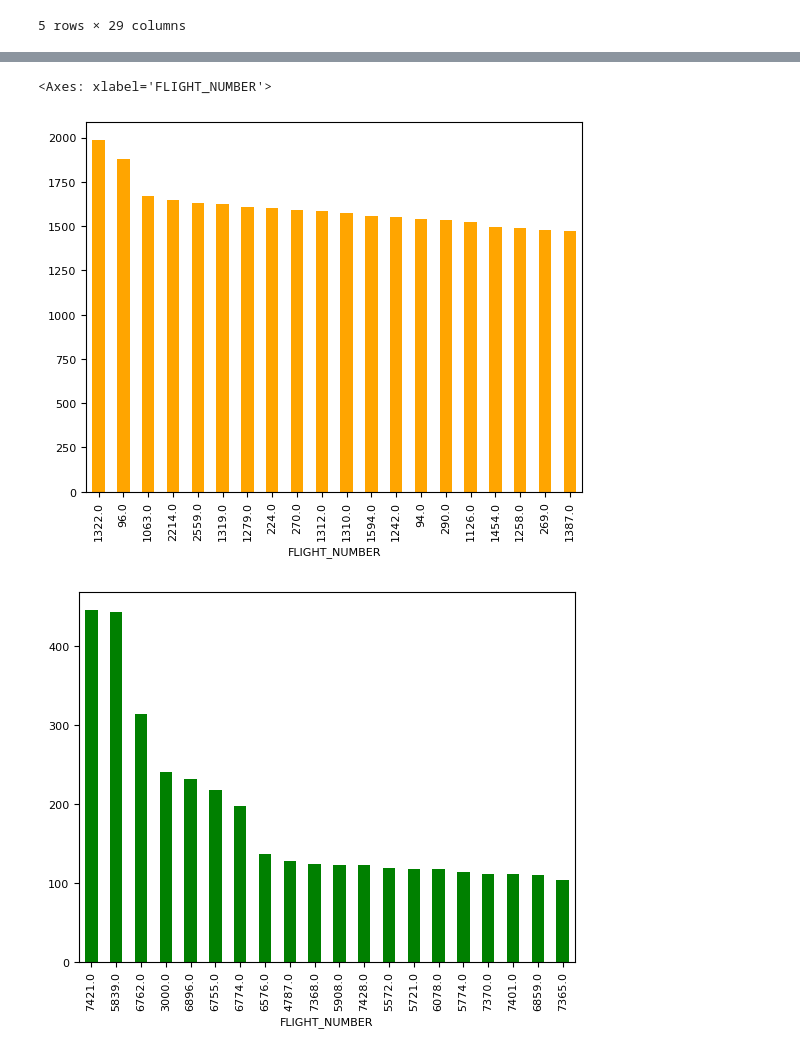
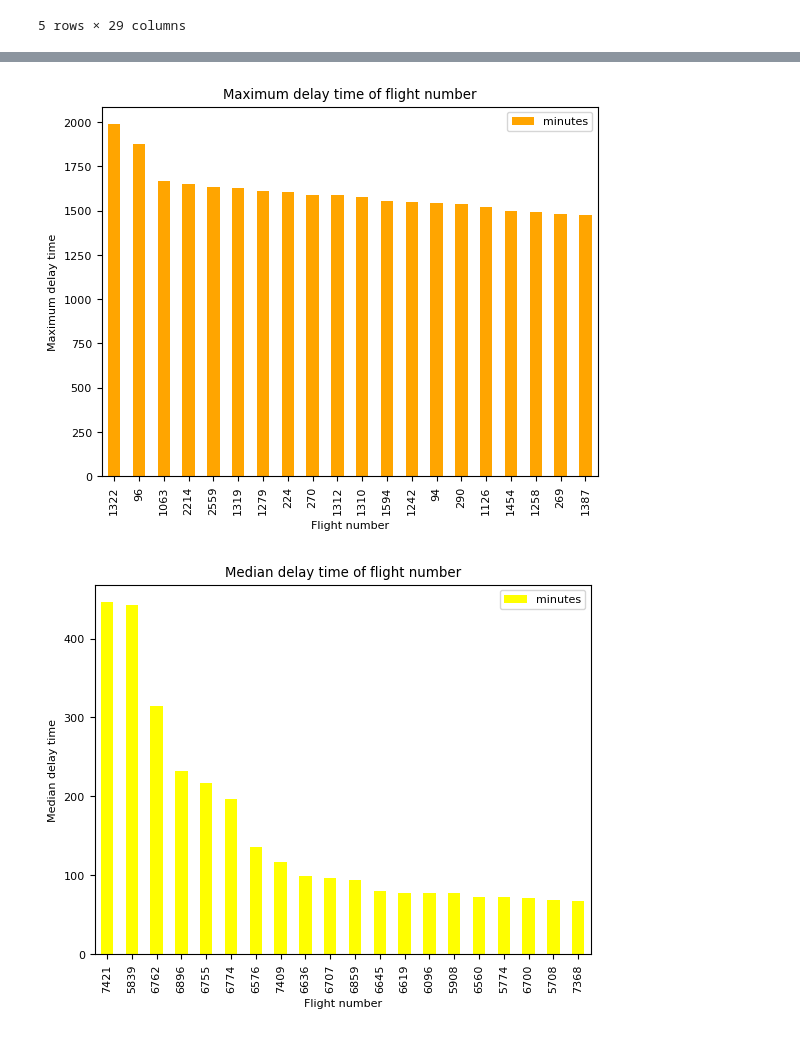
Before and after one commit to RokMonkey/Homework, a Jupyter notebook: Homework4.ipynb, the cells around one changed output, grey strips where cells are left out. Saved outputs shown, nothing was run; the diff lists cells and outputs as text; code cells hidden in the pictures.

```diff
--- a/Homework4.ipynb
+++ b/Homework4.ipynb
@@ -74,15 +82,17 @@ plt.show()
 # %%
-df.groupby('FLIGHT_NUMBER')['DEPARTURE_DELAY'].max().sort_values(ascending=False).head(20).plot(kind='bar',color='orange')
+df.groupby('FLIGHT_NUMBER')['DEPARTURE_DELAY'].max().sort_values(ascending=False).head(20).plot(title='Maximum delay time of flight number',xlabel='Flight number', ylabel='Maximum delay time',kind='bar',color='orange')
+plt.legend(['minutes'])
+plt.show()
 # %% [output]
-<Axes: xlabel='FLIGHT_NUMBER'>
-[figure, old version]
+[figure, new version]
 # %%
 fig = plt.figure()
 fig.patch.set_facecolor('xkcd:white')
-df.groupby('FLIGHT_NUMBER')['DEPARTURE_DELAY'].agg(lambda x: x[x>0].mean()).sort_values(ascending=False).head(20).plot(kind='bar',color='green')
+df.groupby('FLIGHT_NUMBER')['DEPARTURE_DELAY'].agg(lambda x: x[x>0].median()).sort_values(ascending=False).head(20).plot(title='Median delay time of flight number',xlabel='Flight number', ylabel='Median delay time',kind='bar',color='yellow')
+plt.legend(['minutes'])
 plt.show()
 # %% [output]
-[figure, old version]
+[figure, new version]
 # %%
 #plt.figure(figsize = (24, 16))
 #plt.title('Correlation')
```
Also changed, not shown: parts of 26 cells of this notebook.
